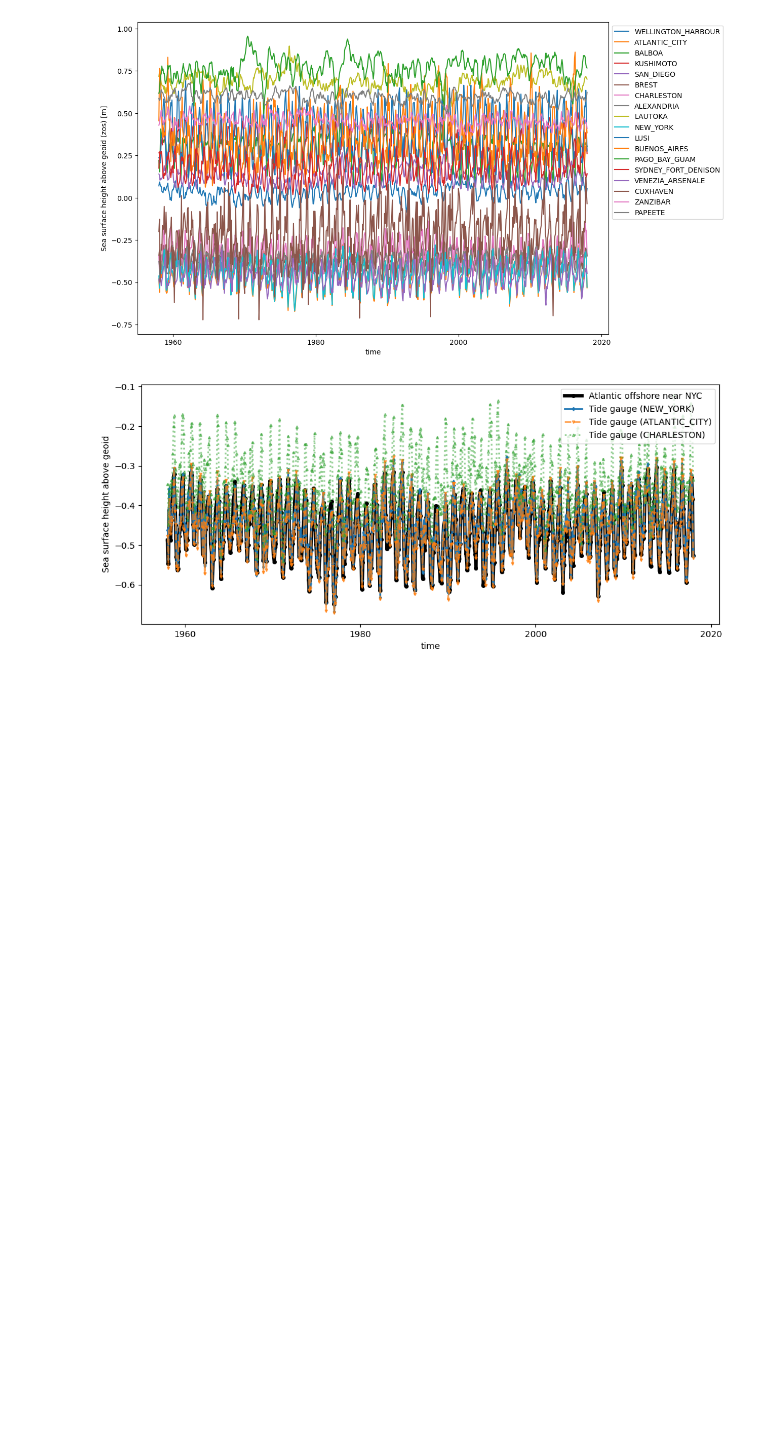
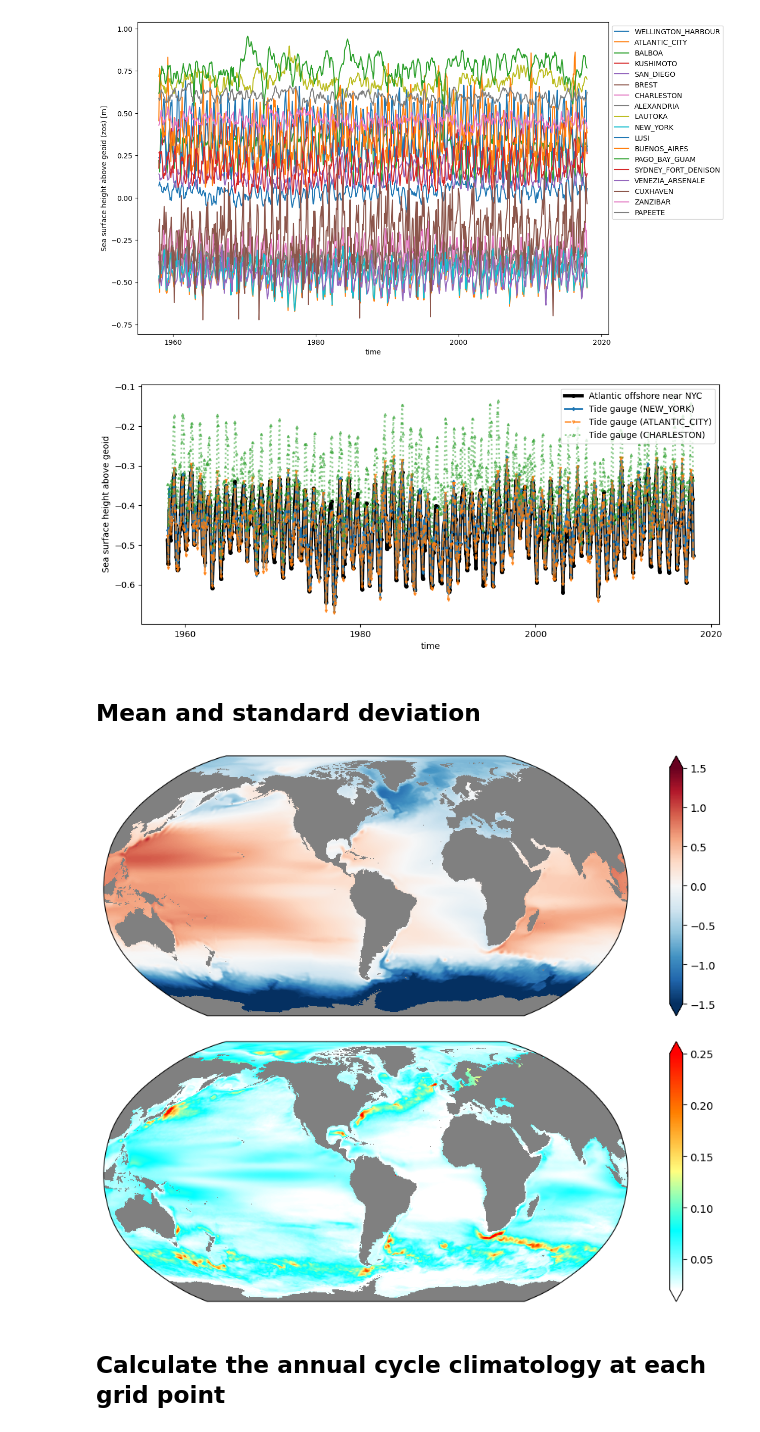
Before and after one commit to jetesdal/sea_level_covariability, a Jupyter notebook: notebooks/Intro_DSL_model_output.ipynb, the cells around one changed output. Saved outputs shown, nothing was run; the diff lists cells and outputs as text; code cells hidden in the pictures; blank space fills up the shorter version.

```diff
--- a/notebooks/Intro_DSL_model_output.ipynb
+++ b/notebooks/Intro_DSL_model_output.ipynb
@@ -240,3 +241,11 @@ ax.legend()
 plt.show()
 # %% [output]
 [figure]
+# %% [markdown]
+## Mean and standard deviation
+# %%
+# For mapping purpose: Incluse real coordinates
+ds = ds.set_coords(['geolon', 'geolat'])
+
+# Set time period
+yr_st, yr_ed = '1958', '2017'
@@ -242,0 +254,26 @@ plt.show()
+# %%
+# Create a custom gradient colormap
+cmap_data = {'red': [(0, 1, 1), (0.25, 0, 0), (0.5, 1, 1), (0.75, 1, 1), (1, 1, 1)],
+             'green': [(0, 1, 1), (0.25, 1, 1), (0.5, 1, 1), (0.75, 0.5, 0.5), (1, 0, 0)],
+             'blue': [(0, 1, 1), (0.25, 1, 1), (0.5, 0.5, 0.5), (0.75, 0, 0), (1, 0, 0)]}
+custom_cmap = LinearSegmentedColormap('custom_cmap', cmap_data)
+# %%
+fig, axs = plt.subplots(2,1, sharex=True, sharey=True, figsize=(14,9),
+                       subplot_kw=dict(projection=cartopy.crs.Robinson(central_longitude=-70),facecolor='grey'))
+fig.subplots_adjust(left=0.1, right=0.89, bottom=0.1, top=0.9, hspace=0.1)
+
+# Mean
+ds.sel(time=slice(yr_st, yr_ed)).zos.mean('time').plot(x='geolon', y='geolat',ax=axs[0], vmin=-1.5, vmax=1.5, cmap='RdBu_r', add_labels=False,
+                                                       transform=cartopy.crs.PlateCarree())
+# Standard deviation
+da = ds.sel(time=slice(yr_st, yr_ed)).zos
+da_clim = da.groupby('time.month').mean('time')
+da_sanom = da.groupby('time.month') - da_clim
+da_std = da_sanom.std(dim='time')
+da_std.plot(x='geolon', y='geolat',ax=axs[1], vmin=0.02, vmax=0.25, cmap=custom_cmap, add_labels=False,
+            transform=cartopy.crs.PlateCarree())
+plt.show()
+# %% [output]
+[figure, added]
+# %% [markdown]
+## Calculate the annual cycle climatology at each grid point
```
Also changed, not shown: parts of 16 cells of this notebook, 3 other files.
